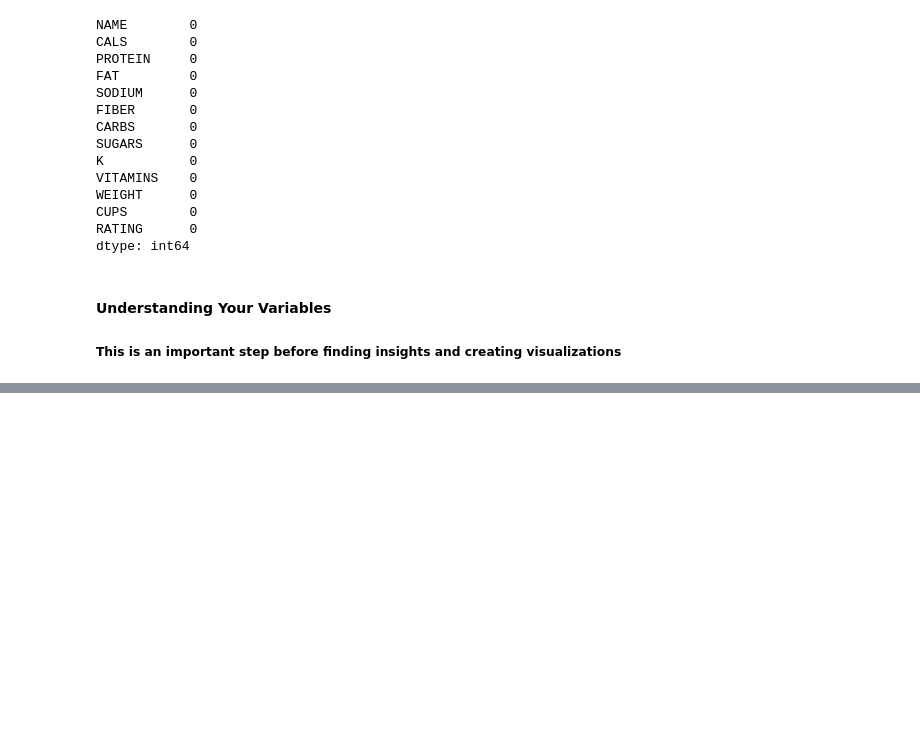
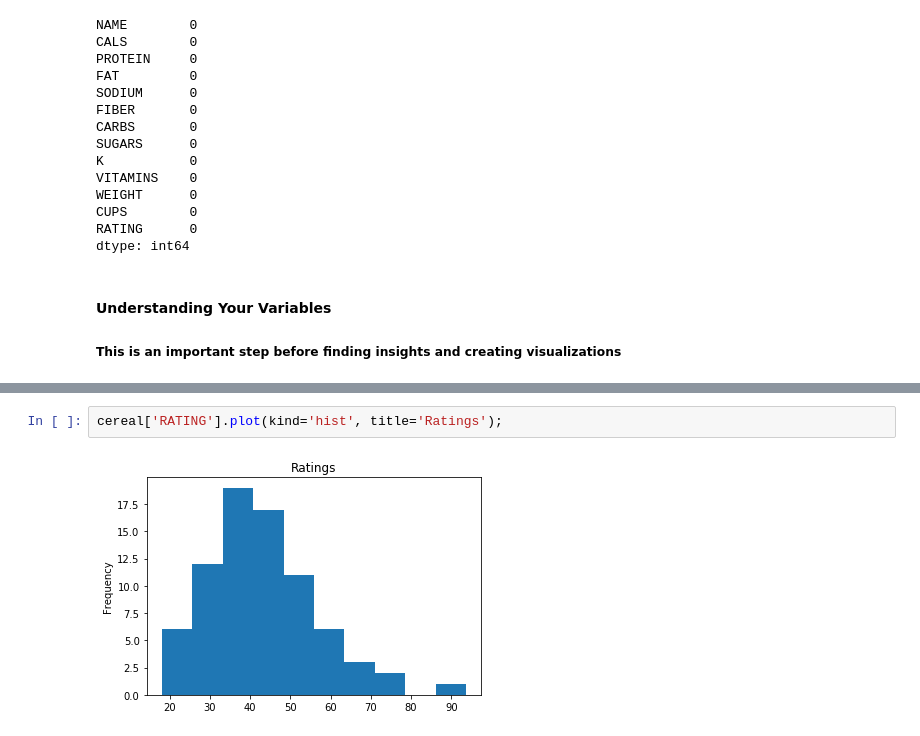
Before and after one commit to bbordonaro/cdc_workshop, a Jupyter notebook: pre_cdc_tutorial.ipynb, the cells around one changed output, grey strips where cells are left out. Drawn from its saved outputs; the diff is of its cells as text; blank space fills up the shorter version.

```diff
--- a/pre_cdc_tutorial.ipynb
+++ b/pre_cdc_tutorial.ipynb
@@ -351,0 +561,4 @@ cereal.corr()
+# %%
+cereal['RATING'].plot(kind='hist', title='Ratings');
+# %% [output]
+[figure, added]
```
Also changed, not shown: parts of 44 cells of this notebook, 1 other file.
